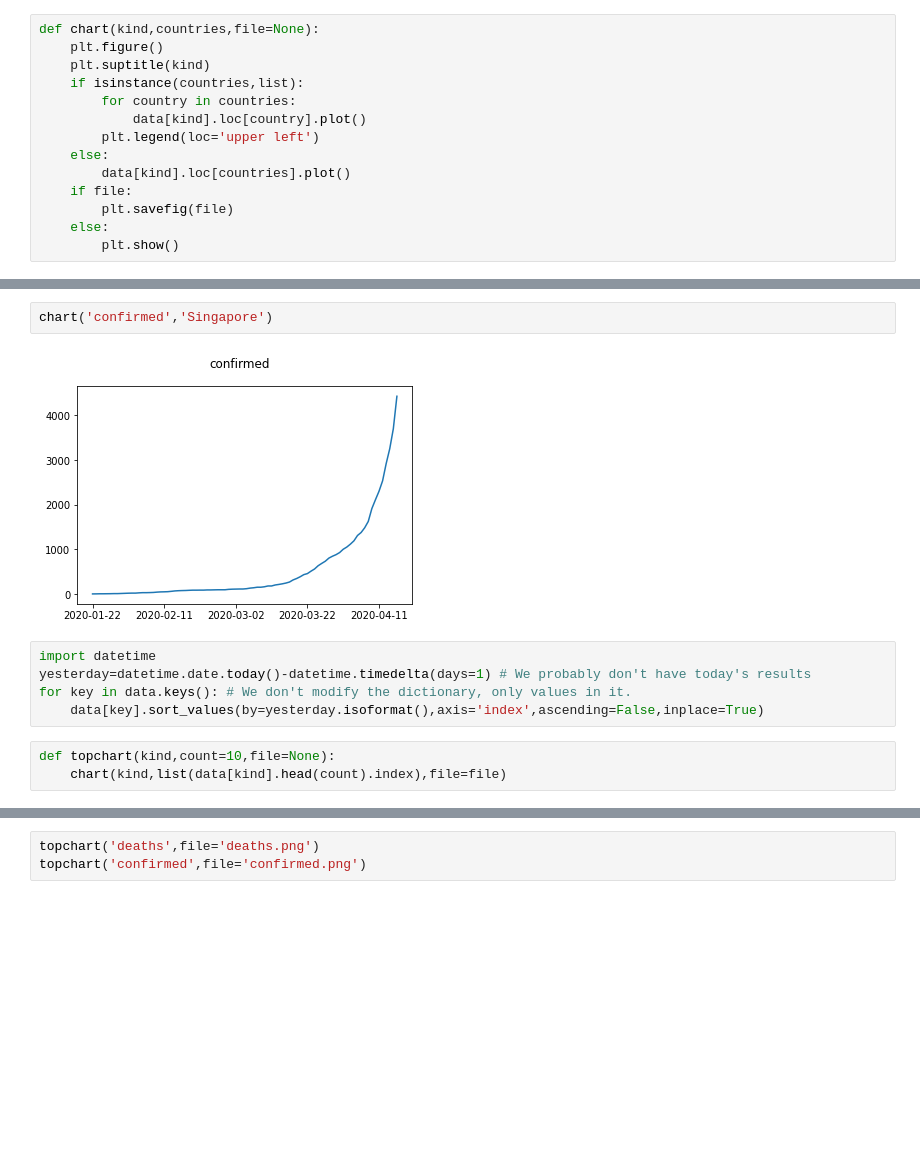
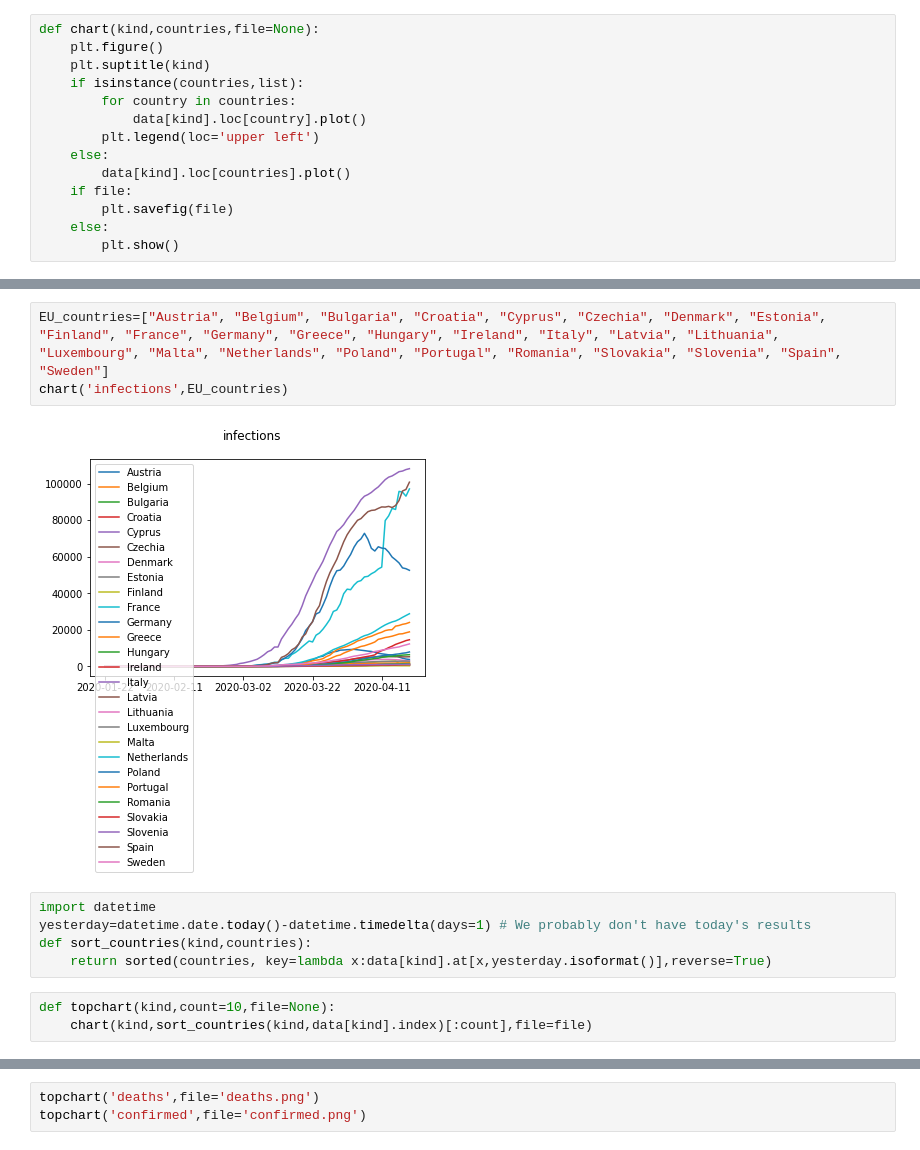
Before and after one commit to jautero/COVID-19, a Jupyter notebook: covid19.ipynb, the cells around one changed output, grey strips where cells are left out. Saved outputs shown, nothing was run; the diff lists cells and outputs as text; blank space fills up the shorter version.

```diff
--- a/covid19.ipynb
+++ b/covid19.ipynb
@@ -54,15 +54,16 @@ chart('infections',['Denmark','Finland','Iceland','Norway','Sweden'])
-# %%
-chart('confirmed','Singapore')
-# %% [output]
-[figure, removed]
+# %%
+EU_countries=["Austria", "Belgium", "Bulgaria", "Croatia", "Cyprus", "Czechia", "Denmark", "Estonia", "Finland", "France", "Germany", "Greece", "Hungary", "Ireland", "Italy", "Latvia", "Lithuania", "Luxembourg", "Malta", "Netherlands", "Poland", "Portugal", "Romania", "Slovakia", "Slovenia", "Spain", "Sweden"]
+chart('infections',EU_countries)
+# %% [output]
+[figure, added]
 # %%
 import datetime
 yesterday=datetime.date.today()-datetime.timedelta(days=1) # We probably don't have today's results
-for key in data.keys(): # We don't modify the dictionary, only values in it.
-    data[key].sort_values(by=yesterday.isoformat(),axis='index',ascending=False,inplace=True)
+def sort_countries(kind,countries):
+    return sorted(countries, key=lambda x:data[kind].at[x,yesterday.isoformat()],reverse=True)
 # %%
 def topchart(kind,count=10,file=None):
-    chart(kind,list(data[kind].head(count).index),file=file)
+    chart(kind,sort_countries(kind,data[kind].index)[:count],file=file)
 # %%
 topchart('infections',file='infections.svg')
 topchart('infections_US',file='infections_US.svg')
```
Also changed, not shown: parts of 8 cells of this notebook.
